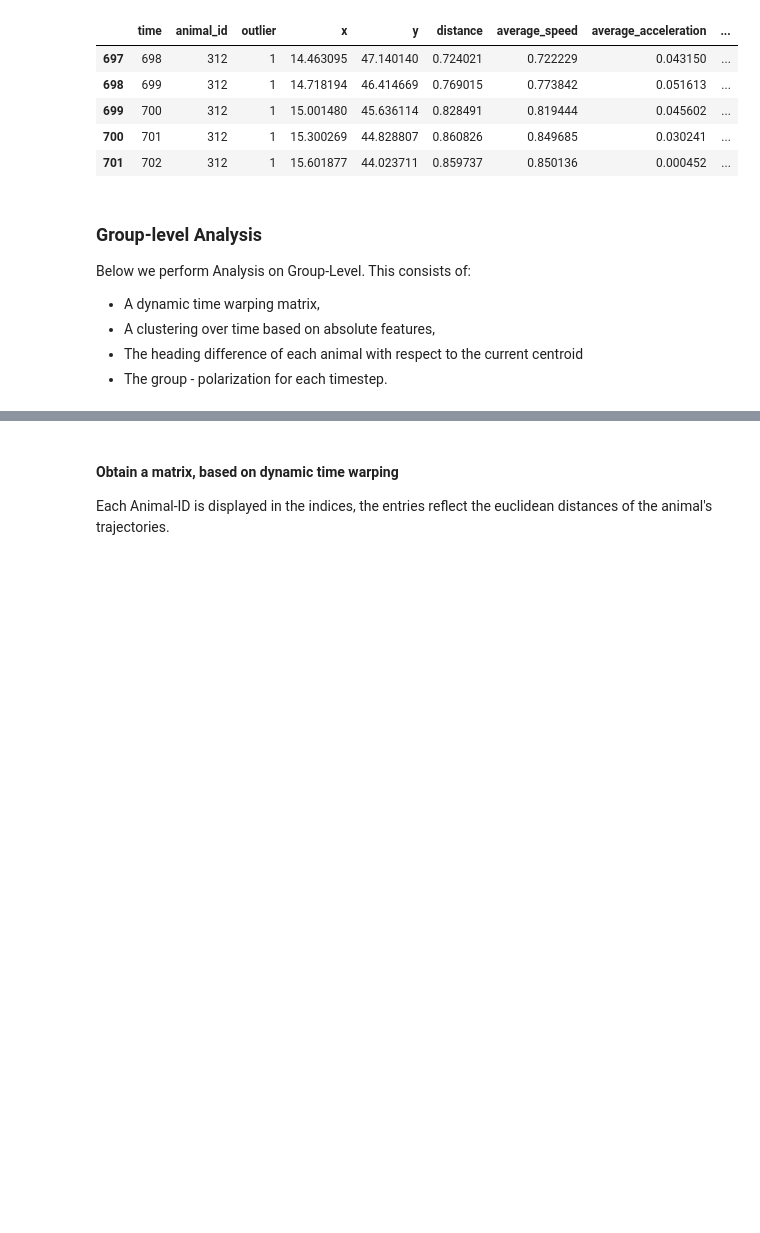
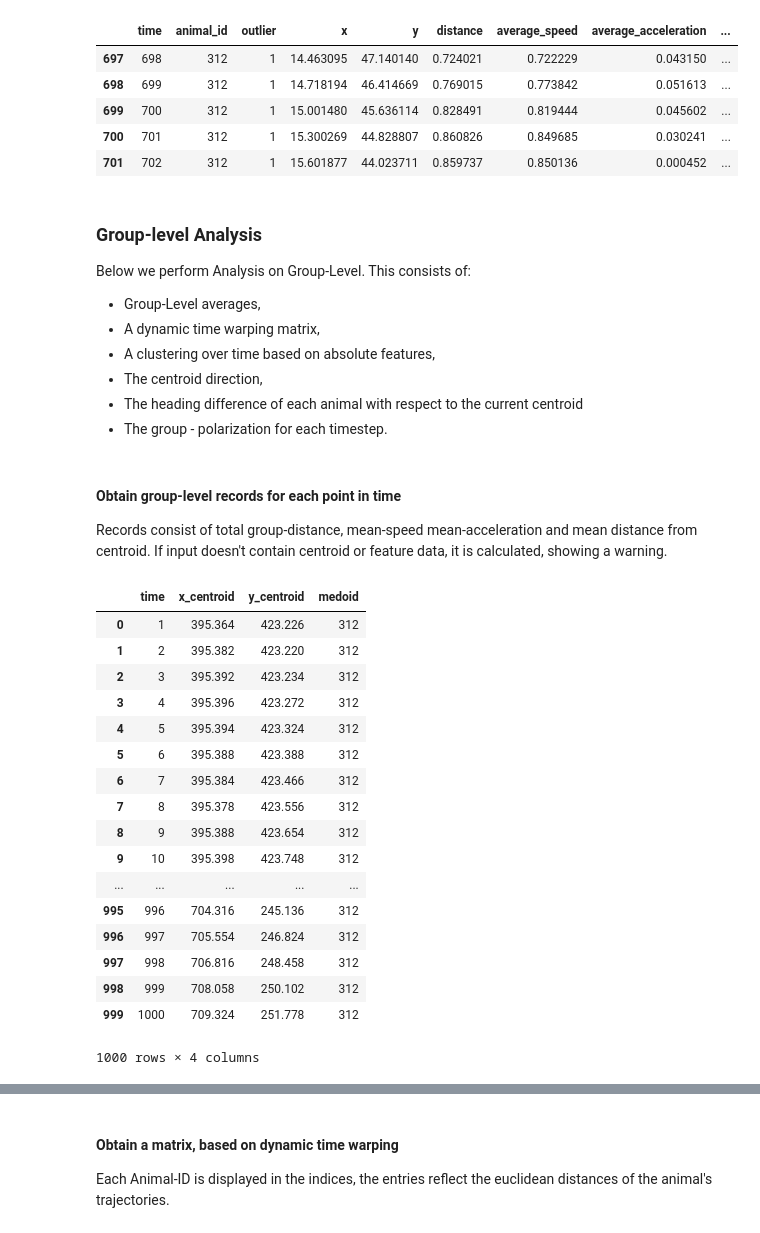
Before and after one commit to dbvis-ukon/movekit, a Jupyter notebook: examples/clustering examples.ipynb, the cells around one changed output, grey strips where cells are left out. Drawn from its saved outputs; the diff is of its cells as text; code cells hidden in the pictures; blank space fills up the shorter version.

```diff
--- a/examples/clustering examples.ipynb
+++ b/examples/clustering examples.ipynb
@@ -87,7 +66,37 @@ other_outs[other_outs.loc[:,"outlier"] == 1].head()
 ### Group-level Analysis
 
 Below we perform Analysis on Group-Level. This consists of:
+- Group-Level averages,
 - A dynamic time warping matrix,
 - A clustering over time based on absolute features,
+- The centroid direction,
 - The heading difference of each animal with respect to the current centroid
 - The group - polarization for each timestep.
+# %% [markdown]
+#### Obtain group-level records for each point in time
+Records consist of total group-distance, mean-speed mean-acceleration and mean distance from centroid. If input doesn't contain centroid or feature data, it is calculated, showing a warning.
+# %%
+movement = mkit.centroid_medoid_computation(data)
+# %%
+movement = movement.drop(columns = ["x_centroid", "y_centroid", "medoid"])
+# %%
+movement.loc[movement.animal_id == list(set(movement.animal_id))[0], ['time', 'x_centroid', 'y_centroid', 'medoid']].reset_index(drop=True)
+# %% [output]
+|  | time | x_centroid | y_centroid | medoid |
+| 0 | 1 | 395.364 | 423.226 | 312 |
+| 1 | 2 | 395.382 | 423.220 | 312 |
+| 2 | 3 | 395.392 | 423.234 | 312 |
+| 3 | 4 | 395.396 | 423.272 | 312 |
+| 4 | 5 | 395.394 | 423.324 | 312 |
+| 5 | 6 | 395.388 | 423.388 | 312 |
+| 6 | 7 | 395.384 | 423.466 | 312 |
+| 7 | 8 | 395.378 | 423.556 | 312 |
+| 8 | 9 | 395.388 | 423.654 | 312 |
+| 9 | 10 | 395.398 | 423.748 | 312 |
+| ... | ... | ... | ... | ... |
+| 995 | 996 | 704.316 | 245.136 | 312 |
+| 996 | 997 | 705.554 | 246.824 | 312 |
+| 997 | 998 | 706.816 | 248.458 | 312 |
+| 998 | 999 | 708.058 | 250.102 | 312 |
+| 999 | 1000 | 709.324 | 251.778 | 312 |
+1000 rows × 4 columns
```
Also changed, not shown: parts of 4 cells of this notebook, 3 other files.
